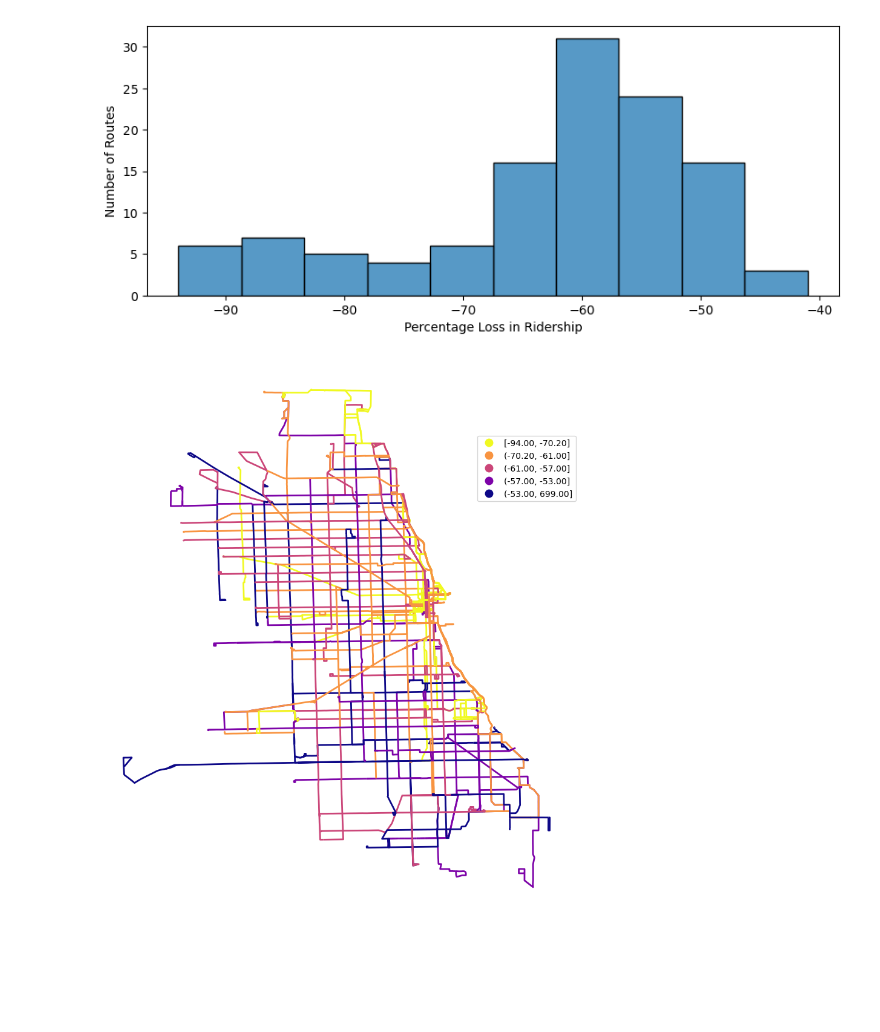
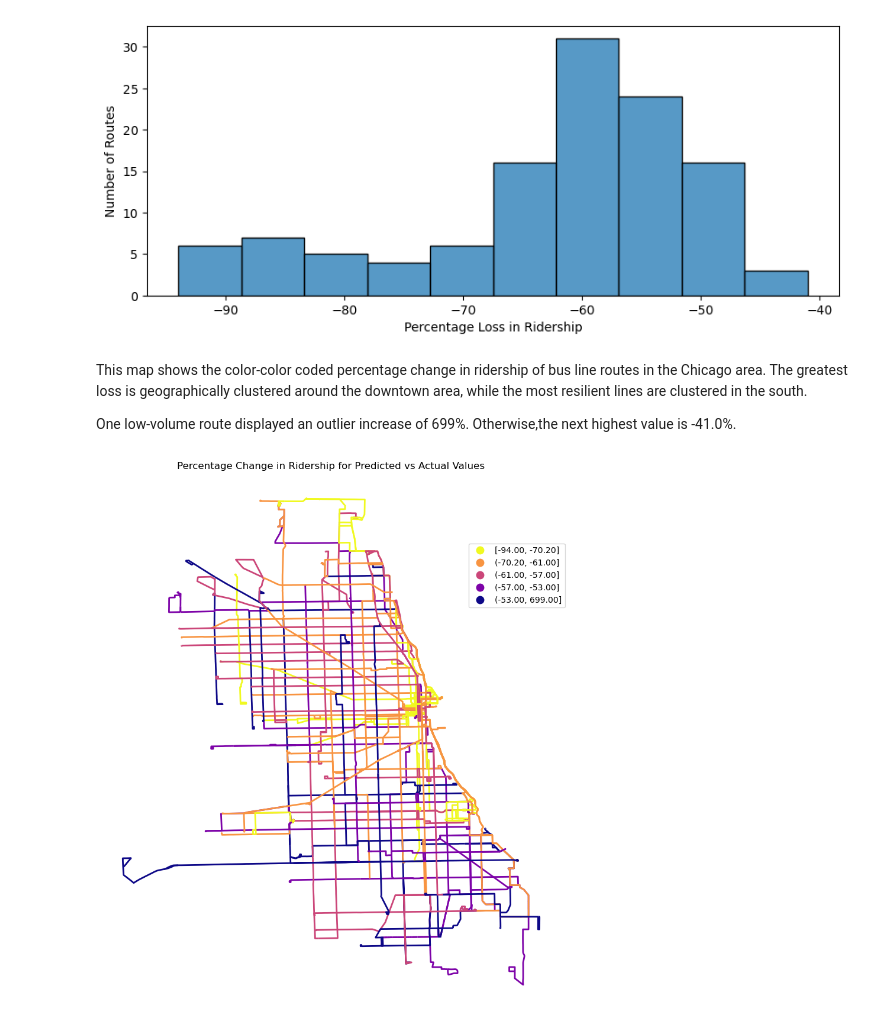
Before and after one commit to jbelian/CTA-Bus-Ridership-Forecasting, a Jupyter notebook: app.ipynb, the cells around one changed output. Saved outputs shown, nothing was run; the diff lists cells and outputs as text; code cells hidden in the pictures; blank space fills up the shorter version.

```diff
--- a/app.ipynb
+++ b/app.ipynb
@@ -263,16 +308,25 @@ gdf = gpd.GeoDataFrame(gdf)
 
 legend = mapclassify.Quantiles(gdf['Rider % Change'], k=5)
 mapping = dict([(i,s) for i,s in enumerate(legend.get_legend_classes())])
+# %% [markdown]
+This map shows the color-color coded percentage change in ridership of
+bus line routes in the Chicago area. The greatest loss is geographically
+clustered around the downtown area, while the most resilient lines
+are clustered in the south.
+
+One low-volume route displayed an outlier increase of 699%.
+Otherwise,the next highest value is -41.0%.
 # %%
 f, ax = plt.subplots(1, figsize=(10,16), dpi=100)
 gdf.assign(cl=legend.yb).plot(column='cl', categorical=True, k=5, cmap='plasma_r', \
                            linewidth=2, ax=ax, legend=True, legend_kwds={'loc': (0.8,0.75)})
 ax.set_axis_off()
 texts = ax.get_legend().texts
 for txt in texts:
     for k,v in mapping.items():
         if txt.get_text() == str(k):
             txt.set_text(v)
+plt.title('Percentage Change in Ridership for Predicted vs Actual Values')
 plt.show()
 # %% [output]
-[figure, old version]
+[figure, new version]
```
Also changed, not shown: parts of 15 cells of this notebook.
